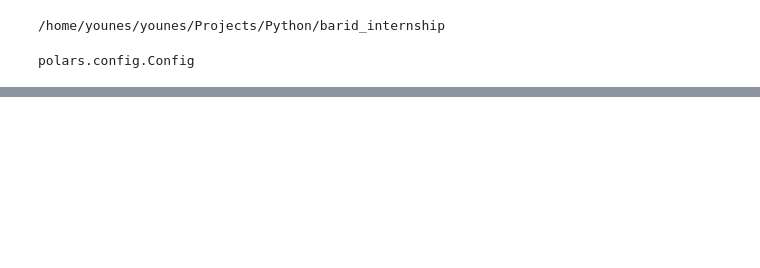
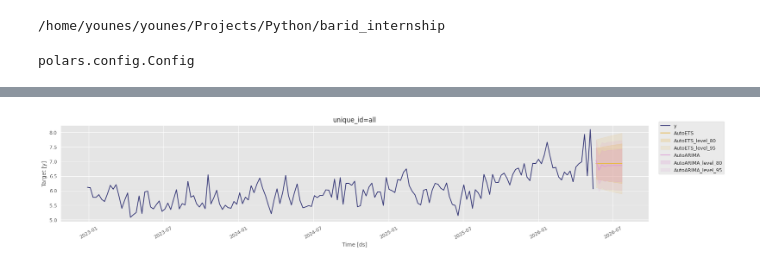
Before and after one commit to YounesMlik/barid_internship, a Jupyter notebook: notebooks/inter_weight_ets.ipynb, the cells around one changed output, grey strips where cells are left out. Cells and saved outputs as stored; diff of their text form; code cells hidden in the pictures; blank space fills up the shorter version.

```diff
--- a/notebooks/inter_weight_ets.ipynb
+++ b/notebooks/inter_weight_ets.ipynb
@@ -147,0 +304,25 @@ NameError: name 'AutoETS' is not defined
+# %%
+df = base_df.select(
+    ds=pl.col("Date_depot"),
+    y="std_weight",
+    unique_id=pl.lit("all"),
+)
+
+sf = StatsForecast(
+    models=[
+        AutoETS(
+            # season_length=hijri_year_weeks,
+            model="MAN",
+            damped=True,
+        ),
+        AutoARIMA(
+            # season_length=hijri_year_weeks,
+            seasonal=False,
+        ),
+    ],
+    freq="1w",
+)
+fc = sf.forecast(df=df, h=10, level=levels)
+sf.plot(df, fc, level=levels)
+# %% [output]
+[figure, added]
```
Also changed, not shown: parts of 12 cells of this notebook, 4 other files.
